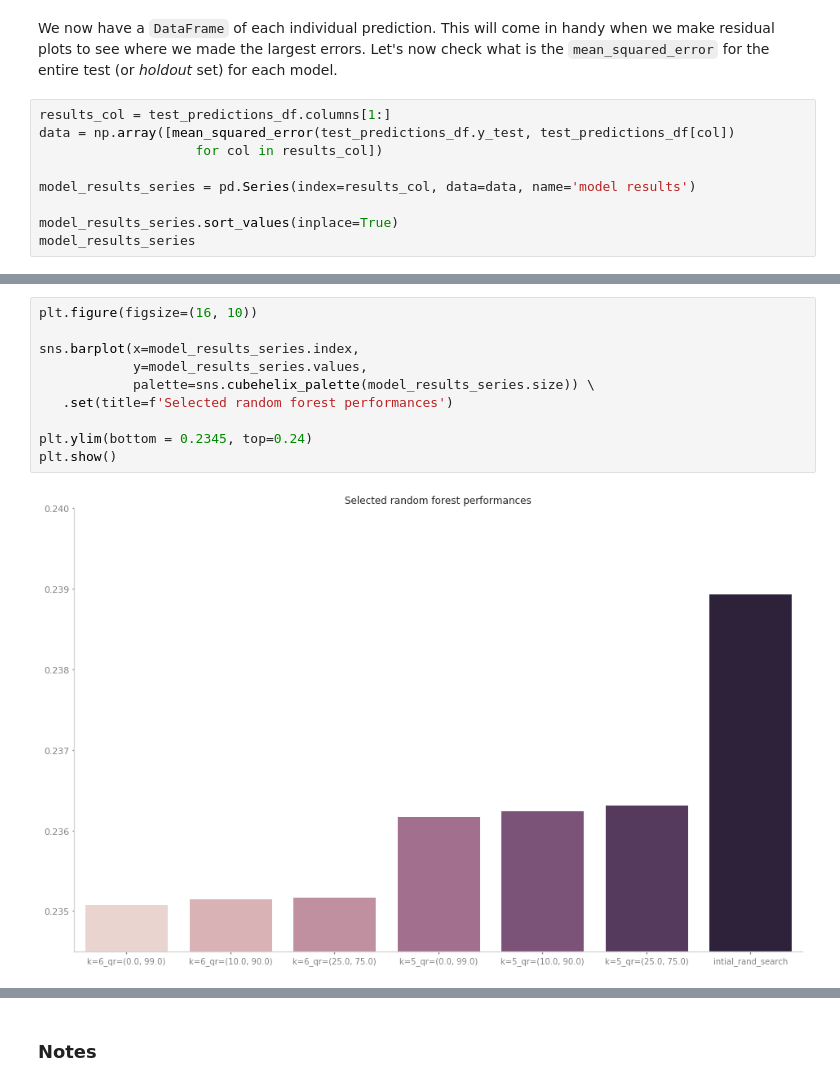
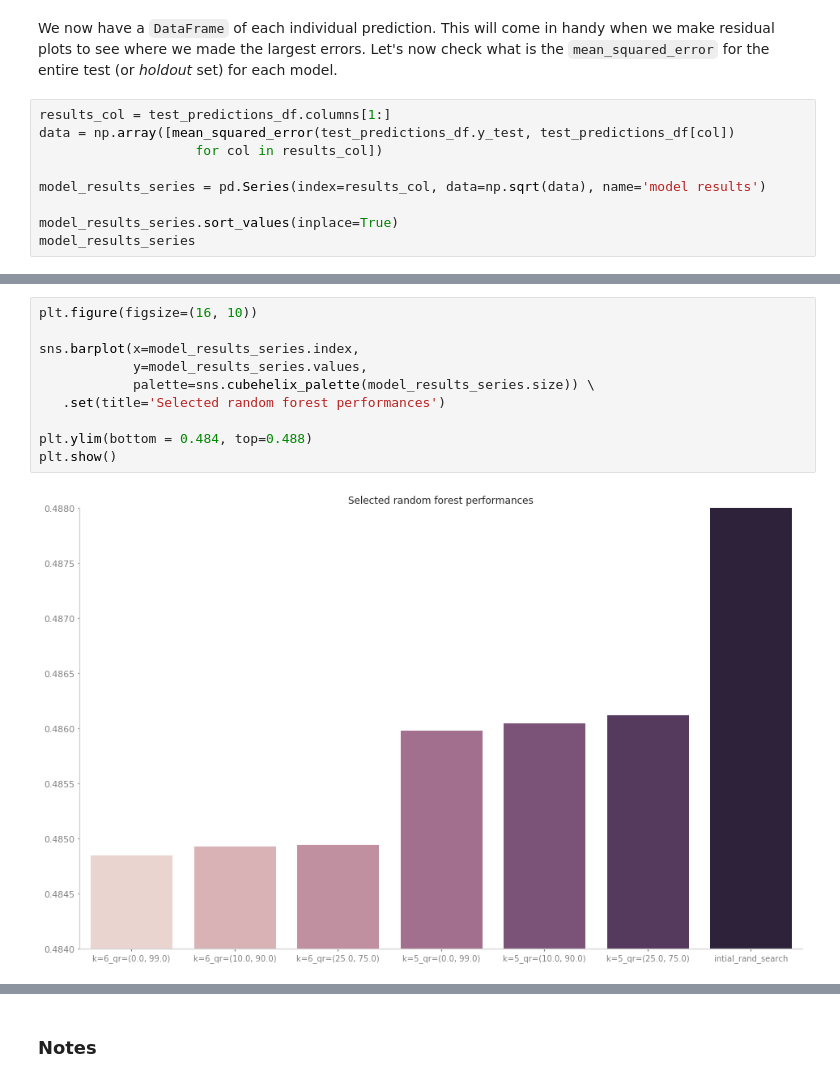
Before and after one commit to LukasRub/data-science-resources, a Jupyter notebook: machine.learning/model.selection/top.feature.selection/custom.transformers.scikit-learn/TopKFeatureSelector.ipynb, the cells around one changed output, grey strips where cells are left out. Saved outputs shown, nothing was run; the diff lists cells and outputs as text.

```diff
--- a/machine.learning/model.selection/top.feature.selection/custom.transformers.scikit-learn/TopKFeatureSelector.ipynb
+++ b/machine.learning/model.selection/top.feature.selection/custom.transformers.scikit-learn/TopKFeatureSelector.ipynb
@@ -830,7 +830,7 @@ results_col = test_predictions_df.columns[1:]
 data = np.array([mean_squared_error(test_predictions_df.y_test, test_predictions_df[col])
                     for col in results_col])
 
-model_results_series = pd.Series(index=results_col, data=data, name='model results')
+model_results_series = pd.Series(index=results_col, data=np.sqrt(data), name='model results')
 
 model_results_series.sort_values(inplace=True)
 model_results_series
@@ -846,12 +852,12 @@ Name: model results, dtype: float64
 # %%
 plt.figure(figsize=(16, 10))
 
 sns.barplot(x=model_results_series.index,
             y=model_results_series.values,
             palette=sns.cubehelix_palette(model_results_series.size)) \
-   .set(title=f'Selected random forest performances')
+   .set(title='Selected random forest performances')
 
-plt.ylim(bottom = 0.2345, top=0.24)
+plt.ylim(bottom = 0.484, top=0.488)
 plt.show()
 # %% [output]
-[figure, old version]
+[figure, new version]
```
Also changed, not shown: parts of 27 cells of this notebook.
